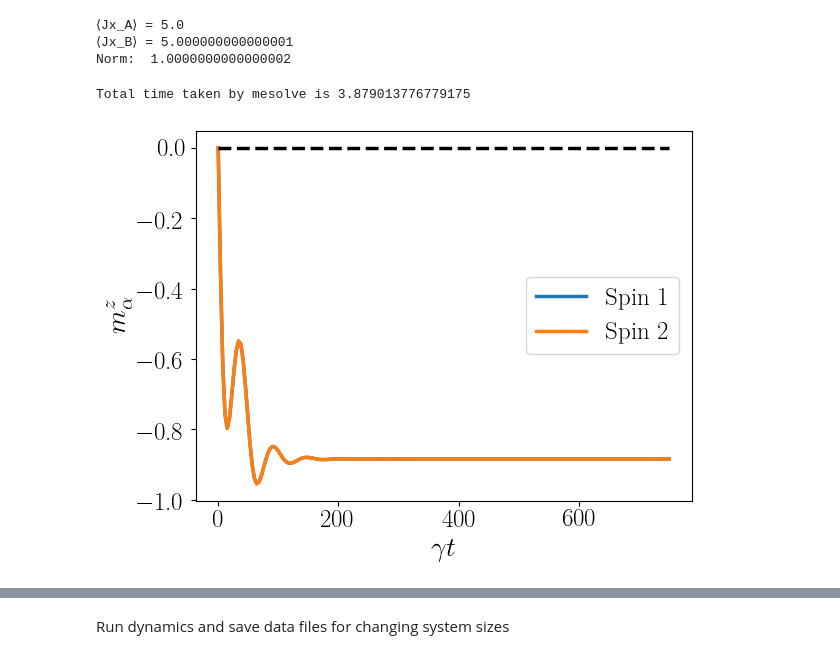
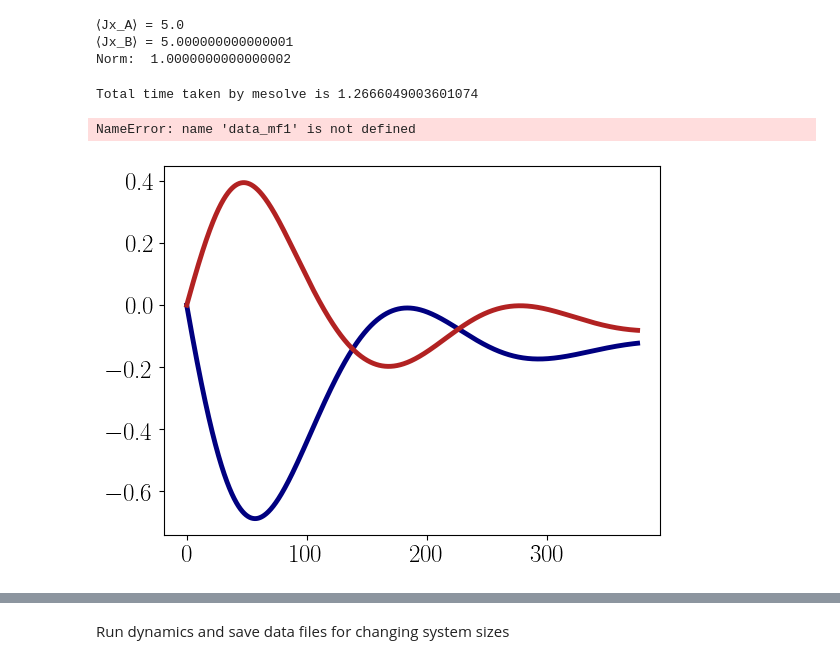
Before and after one commit to MarcNairn/nonreciprocal-dimer, a Jupyter notebook: simul/finite_size_spins.ipynb, the cells around one changed output, grey strips where cells are left out. Saved outputs shown, nothing was run; the diff lists cells and outputs as text; code cells hidden in the pictures.

```diff
--- a/simul/finite_size_spins.ipynb
+++ b/simul/finite_size_spins.ipynb
@@ -41,14 +38,16 @@ N=N_A+N_B               # Number of spins
 ###Original parameters
 kappa = 1.0
 g = 0.1*kappa
-eta = 1.4*g
-DeltaA = 0#0.1*g
-DeltaB = 0#0.1*g
+eta = 0.9*g
+
 #Rescaled
-Gamma = 2*g**2/kappa
+Gamma = 4*g**2/kappa
 Xi = 2*g*eta/kappa
 
-ϕ = 0         # Phase factor
+DeltaA = 0
+DeltaB = 0
+
+ϕ = np.pi/2         # Phase factor
 # %%
 
 Jp_A=tensor(jmat(int(N_A),'+'),qeye(int(2*N_B+1)))
@@ -75,11 +74,11 @@ J_sq_B = Jx_B**2 + Jy_B**2 + Jz_B**2
 J_sq_total = (Jx_A + Jx_B)**2 + (Jy_A + Jy_B)**2 + (Jz_A + Jz_B)**2
 
 
-H= - DeltaA * Jz_A - DeltaB * Jz_B + 1j*Xi * ( Jm_A  - Jp_A + np.exp(-1j*ϕ) * Jm_B - np.exp(1j*ϕ) * Jp_B)
+H= - DeltaA * Jz_A - DeltaB * Jz_B +  Xi * (Jm_A + Jp_A + np.exp(-1j*ϕ)*Jm_B + np.exp(1j*ϕ)*Jp_B)
 
-c_ops=[np.sqrt(Gamma/(N_A))*(Jm_A + np.exp(-1j*ϕ)*Jm_B)]
+c_ops=[np.sqrt(Gamma/N)*(Jm_A + np.exp(-1j*ϕ)*Jm_B)]
 # %%
-tim=np.linspace(0,15/(Gamma),200)
+tim=np.linspace(0,15/(Gamma),2000)
 # Initialize both spins as coherent states along +x
 psi_A = spin_coherent(N_A, np.pi/2, 0)  # Spin-A: θ=π/2 (x), φ=0
 psi_B = spin_coherent(N_B, np.pi/2, 0)  # Spin-B: θ=π/2 (x), φ=0
@@ -100,25 +99,25 @@ start = time.time()
 
 result0 = mesolve(H, Rho0, tim, c_ops, [Qobj(Jz_A),Qobj(Jz_B), Jz, J_sq_A, J_sq_B])
 
-# result0 = mcsolve(H, psi_combined, tim, c_ops, [Qobj(Jz_A),Qobj(Jz_B), Jz, J_sq_A, J_sq_B],ntraj=100)
-
 end = time.time()
 print("Total time taken by mesolve is",end - start)
 # %% [output]
-Total time taken by mesolve is 3.879013776779175
+Total time taken by mesolve is 1.2666049003601074
 # %%
-plt.plot(tim,2*result0.expect[0]/N,label=r'Spin 1', linewidth=2.5)
-plt.plot(tim,4*result0.expect[1]/N,label=r'Spin 2', linewidth=2.5)
-# plt.plot(tim,result0.expect[3],label=r'Length 1', linewidth=2.5)
-# plt.plot(tim,result0.expect[4],label=r'Length 2', linewidth=2.5)
+
+plt.plot(tim,result0.expect[0]/N_A,label=r'Spin 1', linewidth=3.5, color='navy')
+plt.plot(tim,result0.expect[1]/N_B,label=r'Spin 2', linewidth=3.5, color='firebrick')
+plt.plot(tim, data_mf1, lw=3, color='navy', linestyle='--', alpha=0.2)
+plt.plot(tim, data_mf2, lw=3, color='red', linestyle='--', alpha=0.2)
 
 plt.plot(tim,0 *tim,linestyle='--', lw=2.5, color='black')
 plt.ylabel(r'$m^z_{\alpha}$')
 plt.xlabel(r'$\gamma t$')
 plt.legend()
 plt.show()
 # %% [output]
+NameError: name 'data_mf1' is not defined
-[figure, old version]
+[figure, new version]
 # %%
 #save data and plot next to mf
 
```
Also changed, not shown: parts of 12 cells of this notebook, 5 other files.
